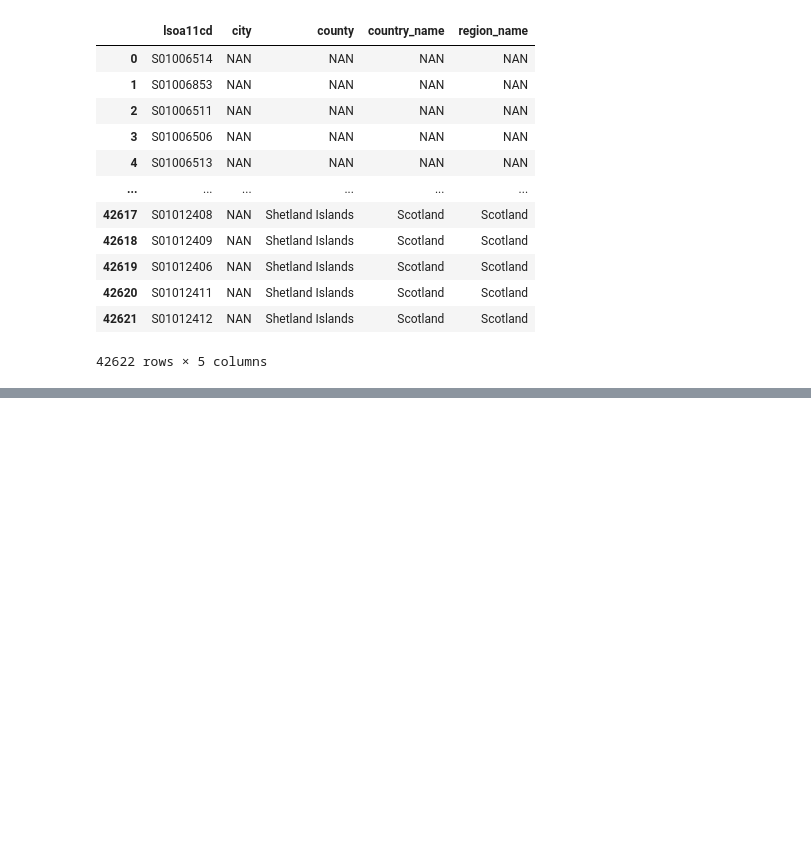
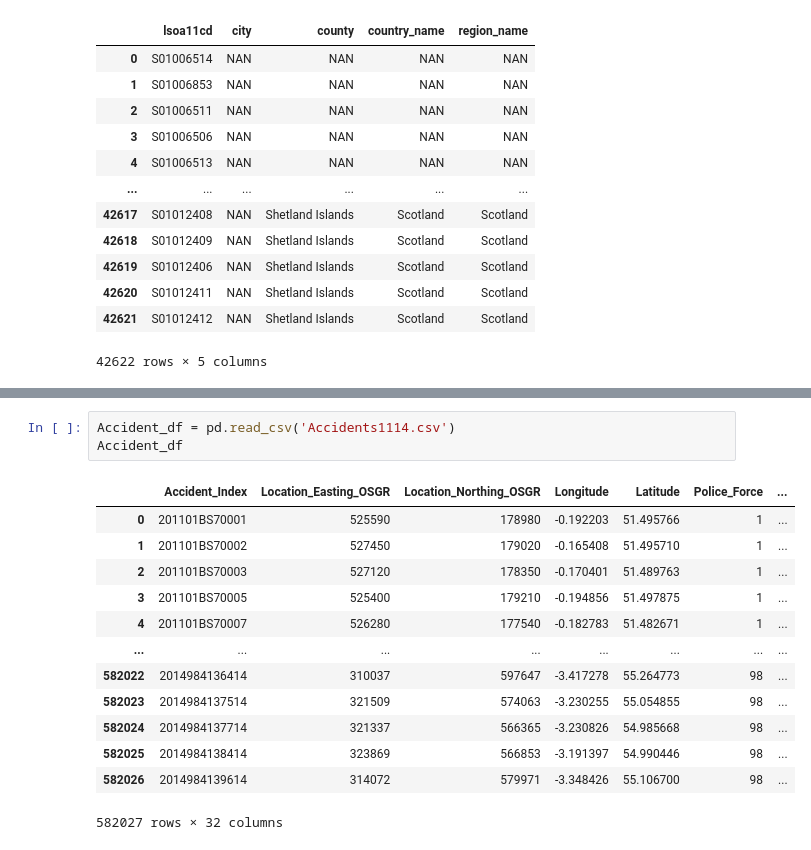
Before and after one commit to thetinhnguyen/TTKD-16-DATH, a Jupyter notebook: Data/Colab/Merge_file_and_download.ipynb, the cells around one changed output, grey strips where cells are left out. Cells and saved outputs as stored; diff of their text form; blank space fills up the shorter version.

```diff
--- a/Data/Colab/Merge_file_and_download.ipynb
+++ b/Data/Colab/Merge_file_and_download.ipynb
@@ -275,0 +287,17 @@ files.download('LSOA_to_dim_Eng_Wales.csv')
+# %%
+Accident_df = pd.read_csv('Accidents1114.csv')
+Accident_df
+# %% [output]
+|  | Accident_Index | Location_Easting_OSGR | Location_Northing_OSGR | Longitude | Latitude | Police_Force | ... |
+| 0 | 201101BS70001 | 525590 | 178980 | -0.192203 | 51.495766 | 1 | ... |
+| 1 | 201101BS70002 | 527450 | 179020 | -0.165408 | 51.495710 | 1 | ... |
+| 2 | 201101BS70003 | 527120 | 178350 | -0.170401 | 51.489763 | 1 | ... |
+| 3 | 201101BS70005 | 525400 | 179210 | -0.194856 | 51.497875 | 1 | ... |
+| 4 | 201101BS70007 | 526280 | 177540 | -0.182783 | 51.482671 | 1 | ... |
+| ... | ... | ... | ... | ... | ... | ... | ... |
+| 582022 | 2014984136414 | 310037 | 597647 | -3.417278 | 55.264773 | 98 | ... |
+| 582023 | 2014984137514 | 321509 | 574063 | -3.230255 | 55.054855 | 98 | ... |
+| 582024 | 2014984137714 | 321337 | 566365 | -3.230826 | 54.985668 | 98 | ... |
+| 582025 | 2014984138414 | 323869 | 566853 | -3.191397 | 54.990446 | 98 | ... |
+| 582026 | 2014984139614 | 314072 | 579971 | -3.348426 | 55.106700 | 98 | ... |
+582027 rows × 32 columns
```
Also changed, not shown: parts of 25 cells of this notebook.
